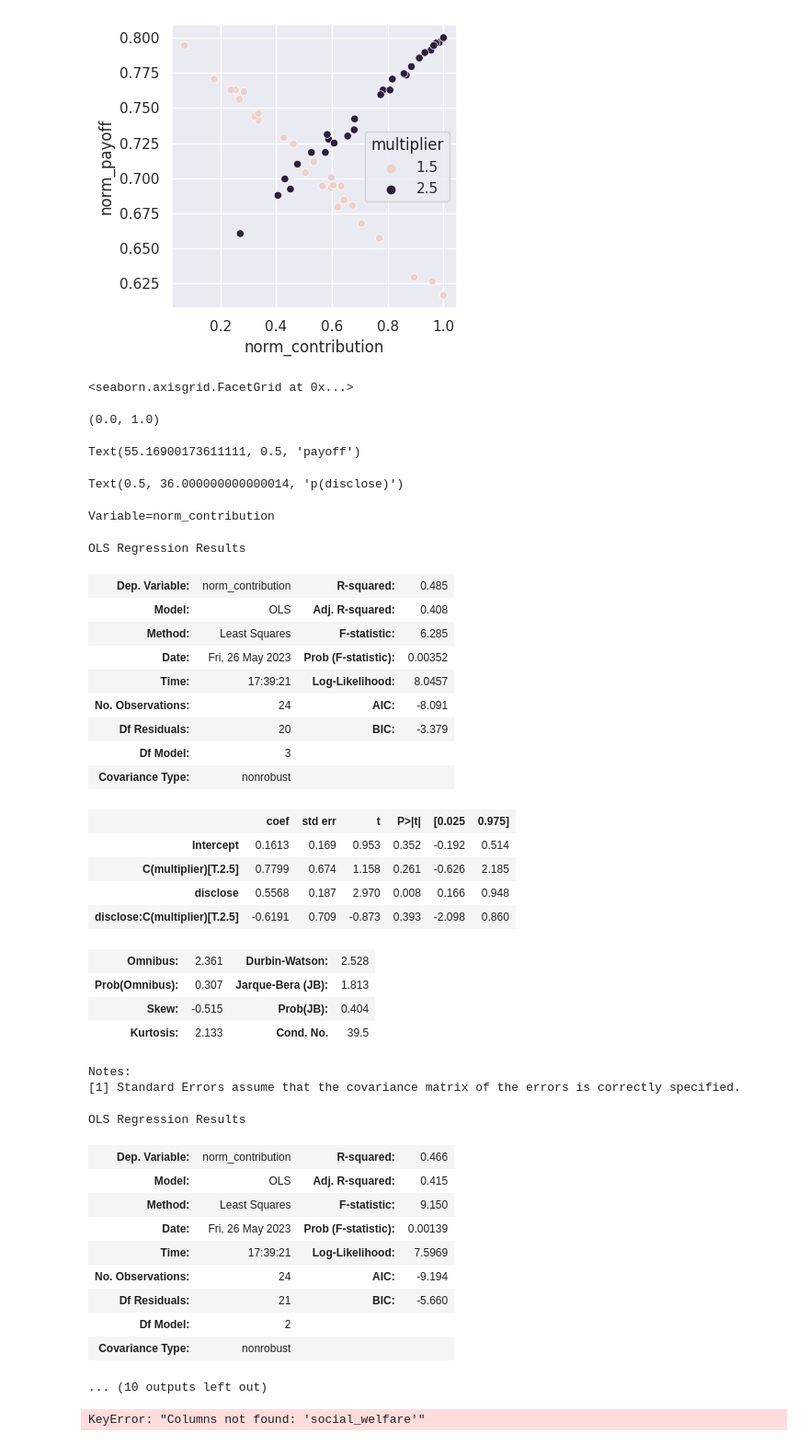
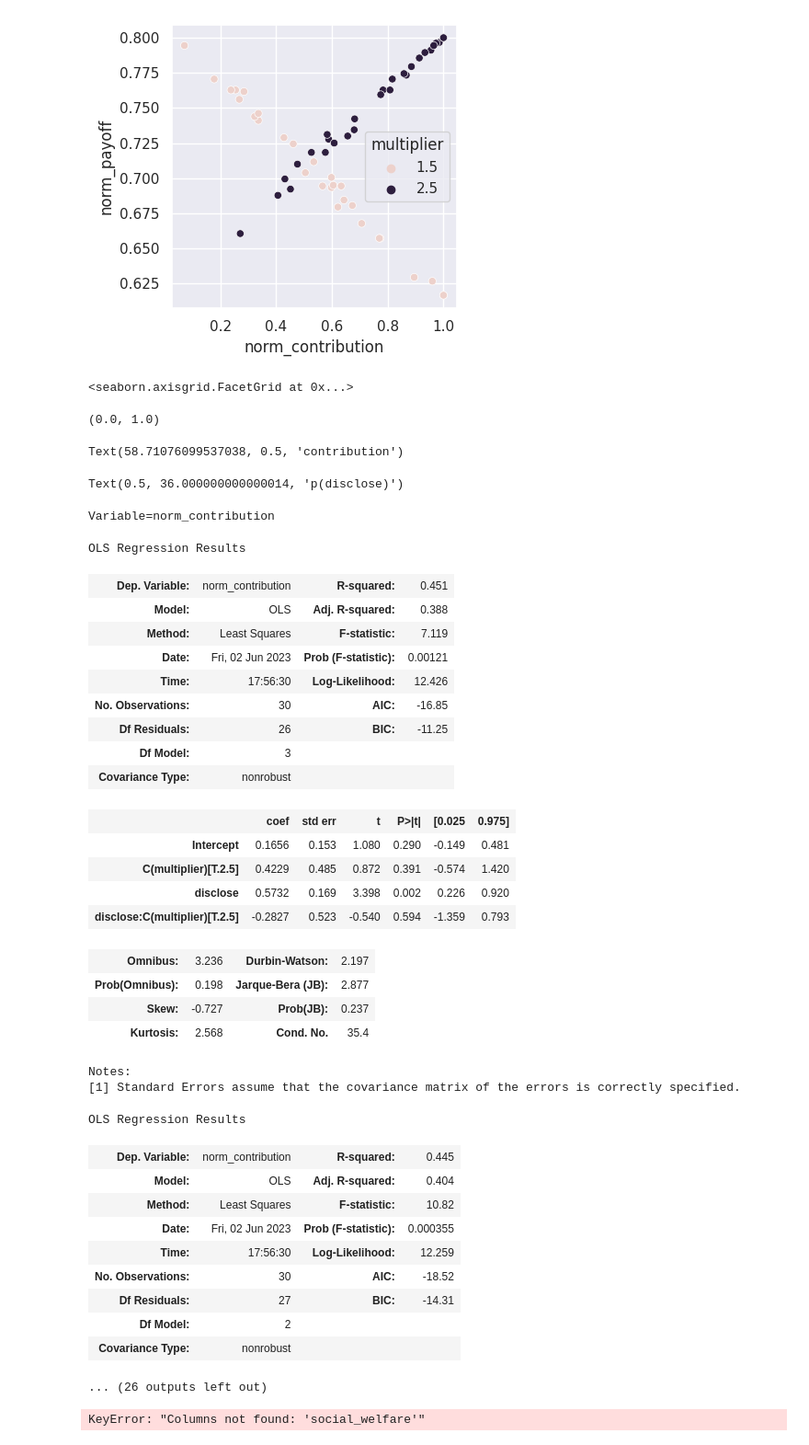
Before and after one commit to bsgarcia/CovidGoodGameAnalysis, a Jupyter notebook: analysis_single.ipynb, the cells around one changed output. Shown at 92% size. Saved outputs shown, nothing was run; the diff lists cells and outputs as text; code cells hidden in the pictures.

```diff
--- a/analysis_single.ipynb
+++ b/analysis_single.ipynb
@@ -248,7 +244,7 @@ for i, d in enumerate(dfs):
       # TODO: do something about this!!!!
       # TODO: CHECK IF THIS IS CORRECT
       # dfs[i] = dfs[i][dfs[i].round_number<33].copy()
-      dfs[i] = remove_bots(dfs[i].copy(), threshold=0.2)
+      # dfs[i] = remove_bots(dfs[i].copy(), threshold=0.5)
 
    print(f'Exp {i}', f'N={count}', f'filename={exp[i]}')
 
@@ -547,14 +471,14 @@ sns.set_style('ticks')
 sns.set_palette('Set2')
 
 vd = 'norm_contribution'
-x = df.groupby(['prolific_id', 'multiplier'], as_index=False)[['disclose', 'norm_contribution', 'norm_payoff', 'payoff']].mean()
+x = df.groupby(['prolific_id', 'multiplier'], as_index=False)[['disclose', 'contribution', 'norm_contribution', 'norm_payoff', 'payoff']].mean()
 sns.lmplot(
    x='disclose', hue='multiplier',
    y=vd,  data=x, scatter_kws={'clip_on': False, 'zorder': 10,
     'edgecolor': 'white', 'lw': .5, 's': 30}, aspect=3.75/3, height=3)
 plt.ylim(0,1)
 # sns.despine(bottom=True)
-plt.ylabel('payoff')
+plt.ylabel('contribution')
 plt.xlabel('p(disclose)')
 
 # for payoff
@@ -564,7 +488,7 @@ plt.xlabel('p(disclose)')
 # sns.despine(trim=True)
 
 # plt.tight_layout()
-# sns.despine(right=True, top=True, trim=True)
+sns.despine(right=True, top=True, trim=True)
 # remove left spines and set smart bounds
 
 plt.savefig(f'fig/fig3_exp_{selected_exp}_{vd}.svg')
@@ -572,67 +496,73 @@ plt.savefig(f'fig/fig3_exp_{selected_exp}_{vd}.svg')
 #
 #
 # x = df.groupby(['prolific_id', 'multiplier'], as_index=False)[['disclose', 'norm_contribution', 'norm_payoff', 'payoff']].mean()
 # x['norm_payoff'] = (x.norm_payoff-x.norm_payoff.min())/(x.norm_payoff.max()-x.norm_payoff.min())
 
 
+# x = df[df.rt1!=-1].copy()
 print('Variable=norm_contribution')
 model1 = smf.ols(formula='norm_contribution ~ disclose * C(multiplier)', data=x).fit()
 model2 = smf.ols(formula='norm_contribution ~ disclose + C(multiplier)', data=x).fit()
 model3 = smf.ols(formula='norm_contribution ~ disclose', data=x).fit()
 
 model1.summary()
 model2.summary()
 model3.summary()
 
 
 sma.anova_lm(model3,model2, model1, typ=1)
 
-#print('Variable=norm_payoff')
-#model1 = smf.ols(formula='norm_payoff ~ disclose * C(multiplier)', data=x).fit()
-#model2 = smf.ols(formula='norm_payoff ~ disclose + C(multiplier)', data=x).fit()
-#model3 = smf.ols(formula='norm_payoff ~ disclose', data=x).fit()
+print('Variable=norm_payoff')
+model1 = smf.ols(formula='norm_payoff ~ disclose * C(multiplier)', data=x).fit()
+model2 = smf.ols(formula='norm_payoff ~ disclose + C(multiplier)', data=x).fit()
+model3 = smf.ols(formula='norm_payoff ~ disclose', data=x).fit()
 #
-#model1.summary()
+model1.summary()
+model2.summary()
+model3.summary()
+
+
+
 #
 #sma.anova_lm(model3, model2, model1, typ=1)
 # %% [output]
 <seaborn.axisgrid.FacetGrid at 0x...>
 (0.0, 1.0)
-Text(55.16900173611111, 0.5, 'payoff')
+Text(58.71076099537038, 0.5, 'contribution')
 Text(0.5, 36.000000000000014, 'p(disclose)')
 Variable=norm_contribution
 OLS Regression Results
-| Dep. Variable: | norm_contribution | R-squared: | 0.485 |
-| Model: | OLS | Adj. R-squared: | 0.408 |
-| Method: | Least Squares | F-statistic: | 6.285 |
-| Date: | Fri, 26 May 2023 | Prob (F-statistic): | 0.00352 |
-| Time: | 17:39:21 | Log-Likelihood: | 8.0457 |
-| No. Observations: | 24 | AIC: | -8.091 |
-| Df Residuals: | 20 | BIC: | -3.379 |
+| Dep. Variable: | norm_contribution | R-squared: | 0.451 |
+| Model: | OLS | Adj. R-squared: | 0.388 |
+| Method: | Least Squares | F-statistic: | 7.119 |
+| Date: | Fri, 02 Jun 2023 | Prob (F-statistic): | 0.00121 |
+| Time: | 17:56:30 | Log-Likelihood: | 12.426 |
+| No. Observations: | 30 | AIC: | -16.85 |
+| Df Residuals: | 26 | BIC: | -11.25 |
 | Df Model: | 3 |  |  |
 | Covariance Type: | nonrobust |  |  |
 |  | coef | std err | t | P>|t| | [0.025 | 0.975] |
-| Intercept | 0.1613 | 0.169 | 0.953 | 0.352 | -0.192 | 0.514 |
-| C(multiplier)[T.2.5] | 0.7799 | 0.674 | 1.158 | 0.261 | -0.626 | 2.185 |
-| disclose | 0.5568 | 0.187 | 2.970 | 0.008 | 0.166 | 0.948 |
-| disclose:C(multiplier)[T.2.5] | -0.6191 | 0.709 | -0.873 | 0.393 | -2.098 | 0.860 |
+| Intercept | 0.1656 | 0.153 | 1.080 | 0.290 | -0.149 | 0.481 |
+| C(multiplier)[T.2.5] | 0.4229 | 0.485 | 0.872 | 0.391 | -0.574 | 1.420 |
+| disclose | 0.5732 | 0.169 | 3.398 | 0.002 | 0.226 | 0.920 |
+| disclose:C(multiplier)[T.2.5] | -0.2827 | 0.523 | -0.540 | 0.594 | -1.359 | 0.793 |
-| Omnibus: | 2.361 | Durbin-Watson: | 2.528 |
-| Prob(Omnibus): | 0.307 | Jarque-Bera (JB): | 1.813 |
-| Skew: | -0.515 | Prob(JB): | 0.404 |
-| Kurtosis: | 2.133 | Cond. No. | 39.5 |
+| Omnibus: | 3.236 | Durbin-Watson: | 2.197 |
+| Prob(Omnibus): | 0.198 | Jarque-Bera (JB): | 2.877 |
+| Skew: | -0.727 | Prob(JB): | 0.237 |
+| Kurtosis: | 2.568 | Cond. No. | 35.4 |
 Notes:
 [1] Standard Errors assume that the covariance matrix of the errors is correctly specified.
 OLS Regression Results
-| Dep. Variable: | norm_contribution | R-squared: | 0.466 |
-| Model: | OLS | Adj. R-squared: | 0.415 |
-| Method: | Least Squares | F-statistic: | 9.150 |
-| Date: | Fri, 26 May 2023 | Prob (F-statistic): | 0.00139 |
-| Time: | 17:39:21 | Log-Likelihood: | 7.5969 |
-| No. Observations: | 24 | AIC: | -9.194 |
-| Df Residuals: | 21 | BIC: | -5.660 |
+| Dep. Variable: | norm_contribution | R-squared: | 0.445 |
+| Model: | OLS | Adj. R-squared: | 0.404 |
+| Method: | Least Squares | F-statistic: | 10.82 |
+| Date: | Fri, 02 Jun 2023 | Prob (F-statistic): | 0.000355 |
+| Time: | 17:56:30 | Log-Likelihood: | 12.259 |
+| No. Observations: | 30 | AIC: | -18.52 |
+| Df Residuals: | 27 | BIC: | -14.31 |
 | Df Model: | 2 |  |  |
 | Covariance Type: | nonrobust |  |  |
-... (10 outputs left out)
+... (26 outputs left out)
 # %%
 selected_exp = 3
 df = dfs[selected_exp].copy()
```
Also changed, not shown: parts of 7 cells of this notebook, 13 other files.
